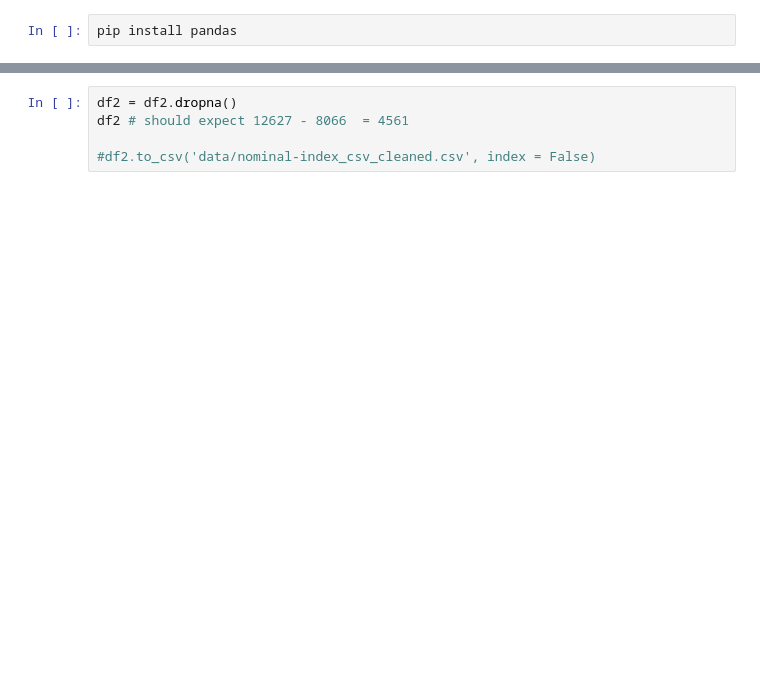
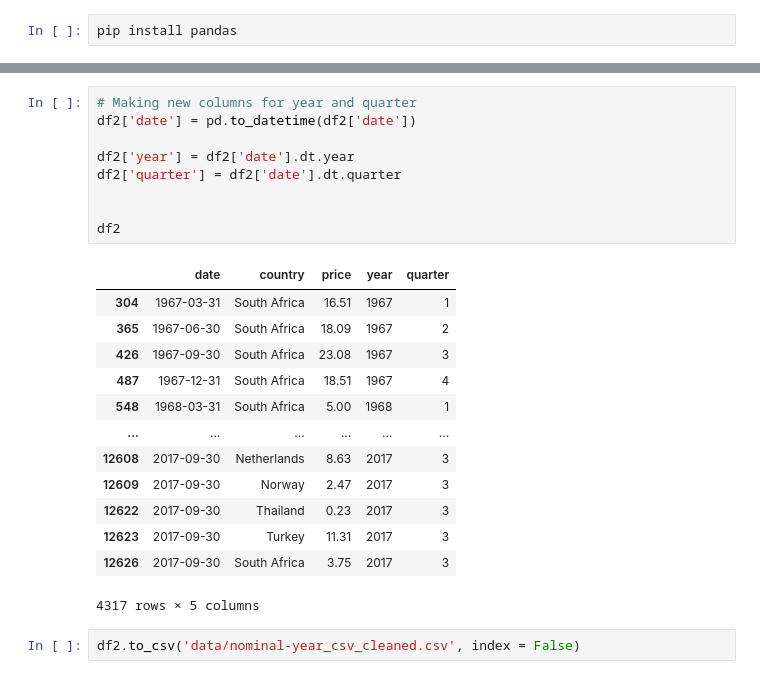
Before and after one commit to nadya-tan/FIT3179-2, a Jupyter notebook: cleaning.ipynb, the cells around one changed output, grey strips where cells are left out. Drawn from its saved outputs; the diff is of its cells as text; blank space fills up the shorter version.

```diff
--- a/cleaning.ipynb
+++ b/cleaning.ipynb
@@ -28,5 +147,25 @@ df1.to_csv('data/nominal-index_csv_cleaned.csv', index = False)
+# %%
+# Making new columns for year and quarter
+df2['date'] = pd.to_datetime(df2['date'])
+
+df2['year'] = df2['date'].dt.year
+df2['quarter'] = df2['date'].dt.quarter
+
+
+df2
+# %% [output]
+|  | date | country | price | year | quarter |
+| 304 | 1967-03-31 | South Africa | 16.51 | 1967 | 1 |
+| 365 | 1967-06-30 | South Africa | 18.09 | 1967 | 2 |
+| 426 | 1967-09-30 | South Africa | 23.08 | 1967 | 3 |
+| 487 | 1967-12-31 | South Africa | 18.51 | 1967 | 4 |
+| 548 | 1968-03-31 | South Africa | 5.00 | 1968 | 1 |
+| ... | ... | ... | ... | ... | ... |
+| 12608 | 2017-09-30 | Netherlands | 8.63 | 2017 | 3 |
+| 12609 | 2017-09-30 | Norway | 2.47 | 2017 | 3 |
+| 12622 | 2017-09-30 | Thailand | 0.23 | 2017 | 3 |
+| 12623 | 2017-09-30 | Turkey | 11.31 | 2017 | 3 |
+| 12626 | 2017-09-30 | South Africa | 3.75 | 2017 | 3 |
+4317 rows × 5 columns
 # %%
-df2 = df2.dropna()
-df2 # should expect 12627 - 8066  = 4561
-
-#df2.to_csv('data/nominal-index_csv_cleaned.csv', index = False)
+df2.to_csv('data/nominal-year_csv_cleaned.csv', index = False)
```
Also changed, not shown: parts of 18 cells of this notebook, 14 other files.
